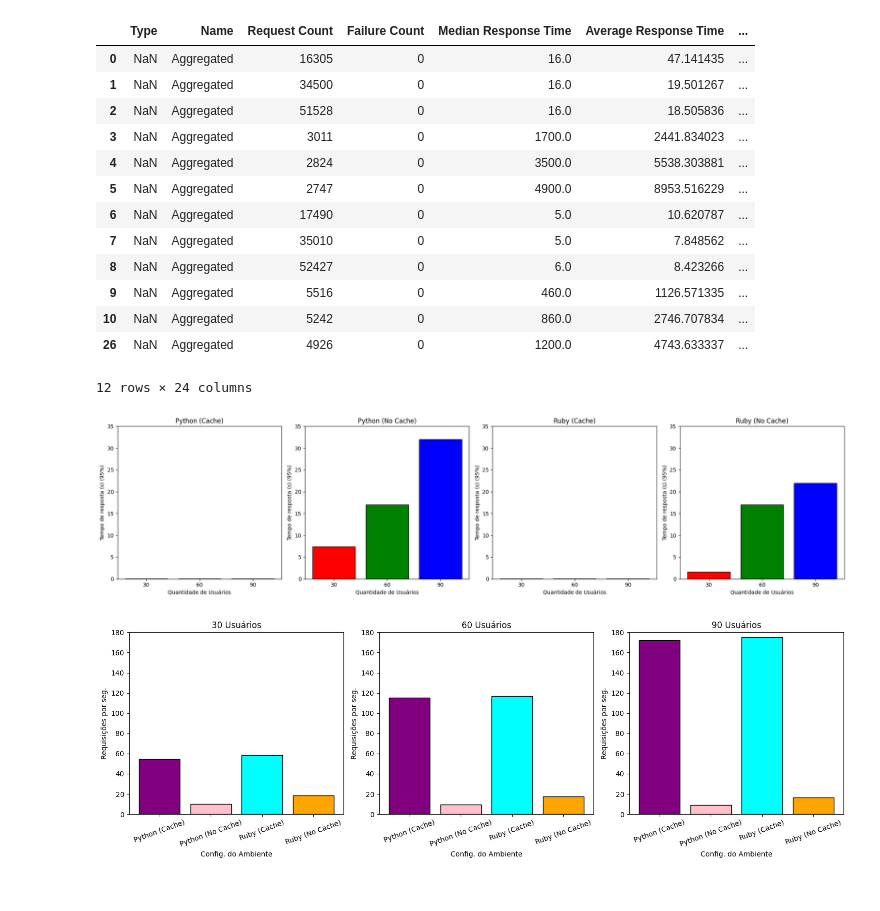
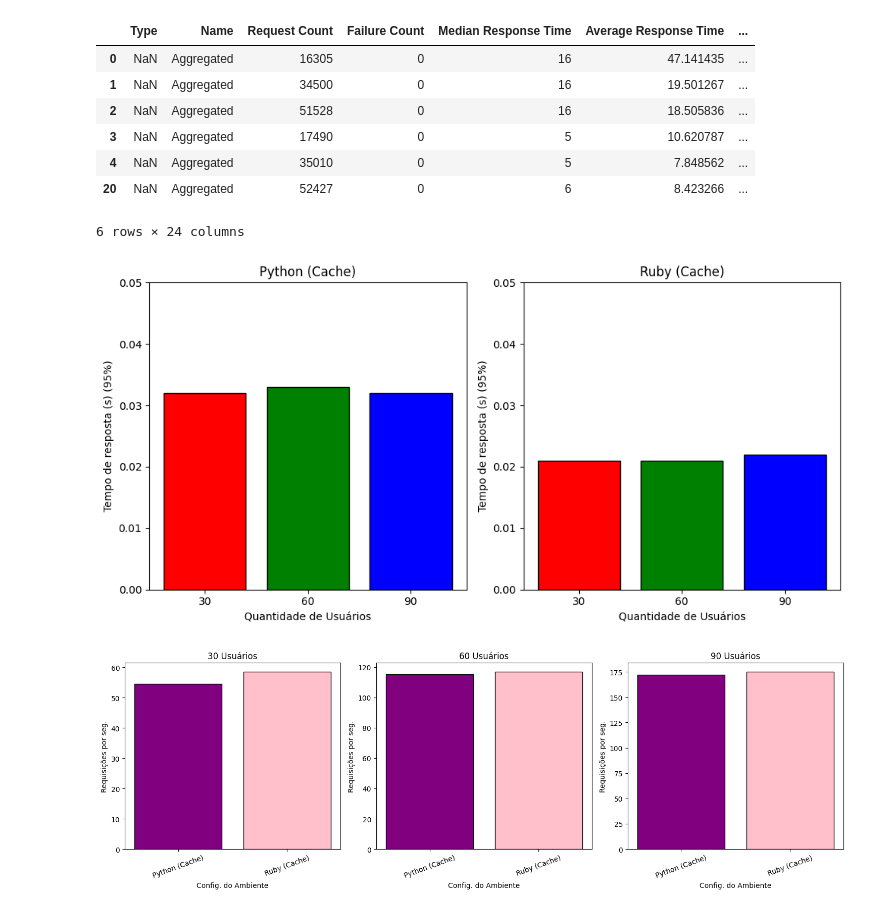
Before and after one commit to gabriel-fonseca-repo/comp-distribuida, a Jupyter notebook: resultados_teste_de_carga_le.ipynb, the cells around one changed output. Saved outputs shown, nothing was run; the diff lists cells and outputs as text; code cells hidden in the pictures.

```diff
--- a/resultados_teste_de_carga_le.ipynb
+++ b/resultados_teste_de_carga_le.ipynb
@@ -2,14 +2,19 @@
 import matplotlib.pyplot as plt
 import pandas as pd
 # %%
-ambientes = ["python-cache", "python-no-cache", "ruby-cache", "ruby-no-cache"]
+ambientes = [
+    "python-cache",
+    # "python-no-cache",
+    "ruby-cache",
+    # "ruby-no-cache",
+]
 qtd_usuarios_teste = ["30", "60", "90"]
 
 folder_to_label_map = {
     "python-cache": "Python (Cache)",
-    "python-no-cache": "Python (No Cache)",
+    # "python-no-cache": "Python (No Cache)",
     "ruby-cache": "Ruby (Cache)",
-    "ruby-no-cache": "Ruby (No Cache)",
+    # "ruby-no-cache": "Ruby (No Cache)",
 }
 
 df_results = pd.DataFrame()
@@ -26,45 +31,39 @@ for ambiente in ambientes:
 df_results
 # %% [output]
 |  | Type | Name | Request Count | Failure Count | Median Response Time | Average Response Time | ... |
-| 0 | NaN | Aggregated | 16305 | 0 | 16.0 | 47.141435 | ... |
-| 1 | NaN | Aggregated | 34500 | 0 | 16.0 | 19.501267 | ... |
-| 2 | NaN | Aggregated | 51528 | 0 | 16.0 | 18.505836 | ... |
-| 3 | NaN | Aggregated | 3011 | 0 | 1700.0 | 2441.834023 | ... |
-| 4 | NaN | Aggregated | 2824 | 0 | 3500.0 | 5538.303881 | ... |
-| 5 | NaN | Aggregated | 2747 | 0 | 4900.0 | 8953.516229 | ... |
-| 6 | NaN | Aggregated | 17490 | 0 | 5.0 | 10.620787 | ... |
-| 7 | NaN | Aggregated | 35010 | 0 | 5.0 | 7.848562 | ... |
-| 8 | NaN | Aggregated | 52427 | 0 | 6.0 | 8.423266 | ... |
-| 9 | NaN | Aggregated | 5516 | 0 | 460.0 | 1126.571335 | ... |
-| 10 | NaN | Aggregated | 5242 | 0 | 860.0 | 2746.707834 | ... |
-| 26 | NaN | Aggregated | 4926 | 0 | 1200.0 | 4743.633337 | ... |
+| 0 | NaN | Aggregated | 16305 | 0 | 16 | 47.141435 | ... |
+| 1 | NaN | Aggregated | 34500 | 0 | 16 | 19.501267 | ... |
+| 2 | NaN | Aggregated | 51528 | 0 | 16 | 18.505836 | ... |
+| 3 | NaN | Aggregated | 17490 | 0 | 5 | 10.620787 | ... |
+| 4 | NaN | Aggregated | 35010 | 0 | 5 | 7.848562 | ... |
+| 20 | NaN | Aggregated | 52427 | 0 | 6 | 8.423266 | ... |
-12 rows × 24 columns
+6 rows × 24 columns
 # %%
 width_fig = 5
 
 qtd_ambientes = len(ambientes)
 fig, axs = plt.subplots(
     1, qtd_ambientes, tight_layout=True, figsize=(qtd_ambientes * width_fig, width_fig)
 )
 
 colors = ["red", "green", "blue"]
 
 for i, ambiente in enumerate(ambientes):
     ambiente_label = folder_to_label_map[ambiente]
 
     df = df_results[df_results["Ambiente Label"] == ambiente_label]
-    axs[i].set_ylim(0, 35)
+    axs[i].set_ylim(0, 0.05)
     axs[i].set_title(ambiente_label)
     axs[i].bar(
         df["Users Size"],
         df["95%"],
         color=colors,
         edgecolor="black",
     )
     axs[i].set_xlabel("Quantidade de Usuários")
     axs[i].set_ylabel("Tempo de resposta (s) (95%)")
 # %% [output]
-[figure, old version]
+[figure, new version]
 # %%
 qtd_qtd_usuarios = len(qtd_usuarios_teste)
 fig, axs = plt.subplots(
@@ -78,7 +77,7 @@ colors = ["purple", "pink", "cyan", "orange"]
 
 for i, qtd_usuario in enumerate(qtd_usuarios_teste):
     df = df_results[df_results["Users Size"] == qtd_usuario]
-    axs[i].set_ylim(0, 180)
+    # axs[i].set_ylim(0, 20)
     axs[i].set_title(f"{qtd_usuario} Usuários")
     axs[i].bar(
         df["Ambiente Label"],
@@ -90,4 +89,4 @@ for i, qtd_usuario in enumerate(qtd_usuarios_teste):
     axs[i].set_ylabel("Requisições por seg.")
     axs[i].tick_params(axis="x", rotation=20)
 # %% [output]
-[figure, old version]
+[figure, new version]
```
